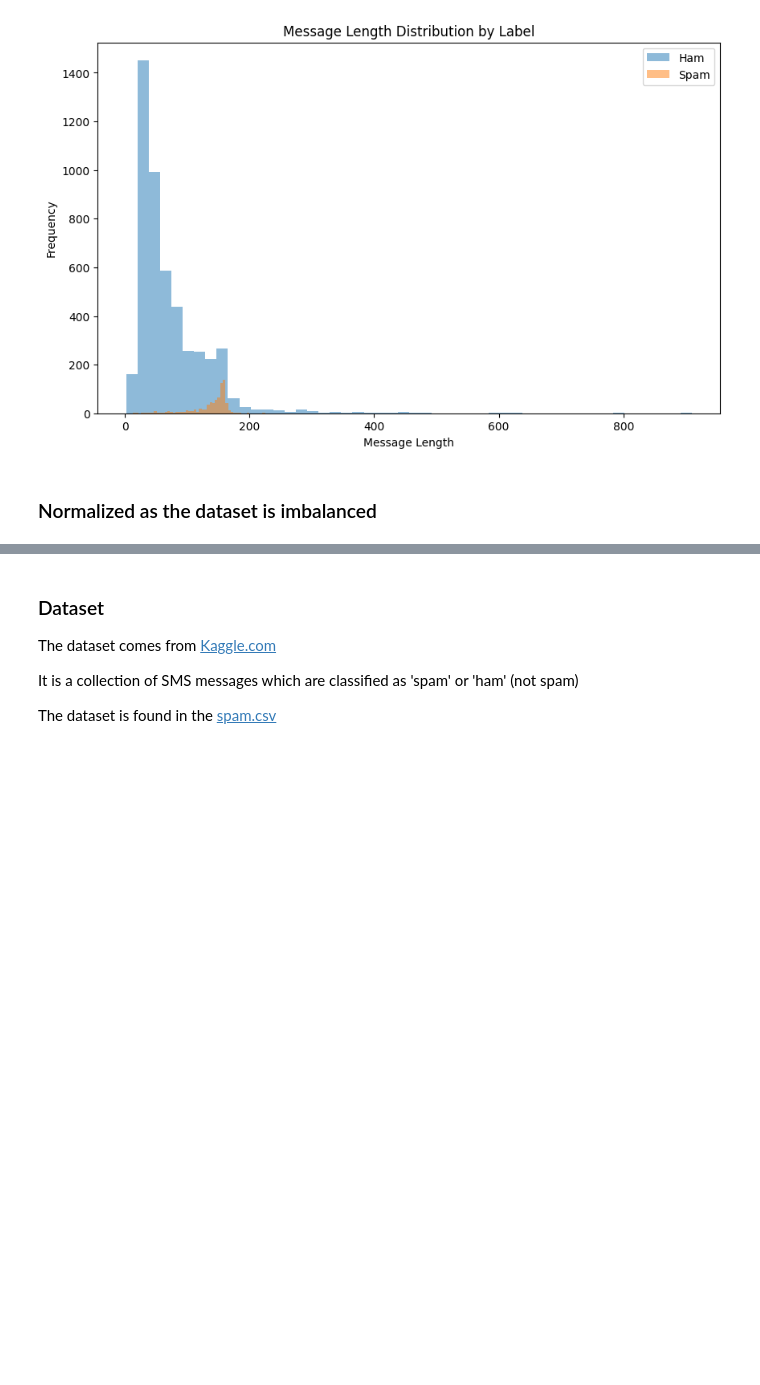
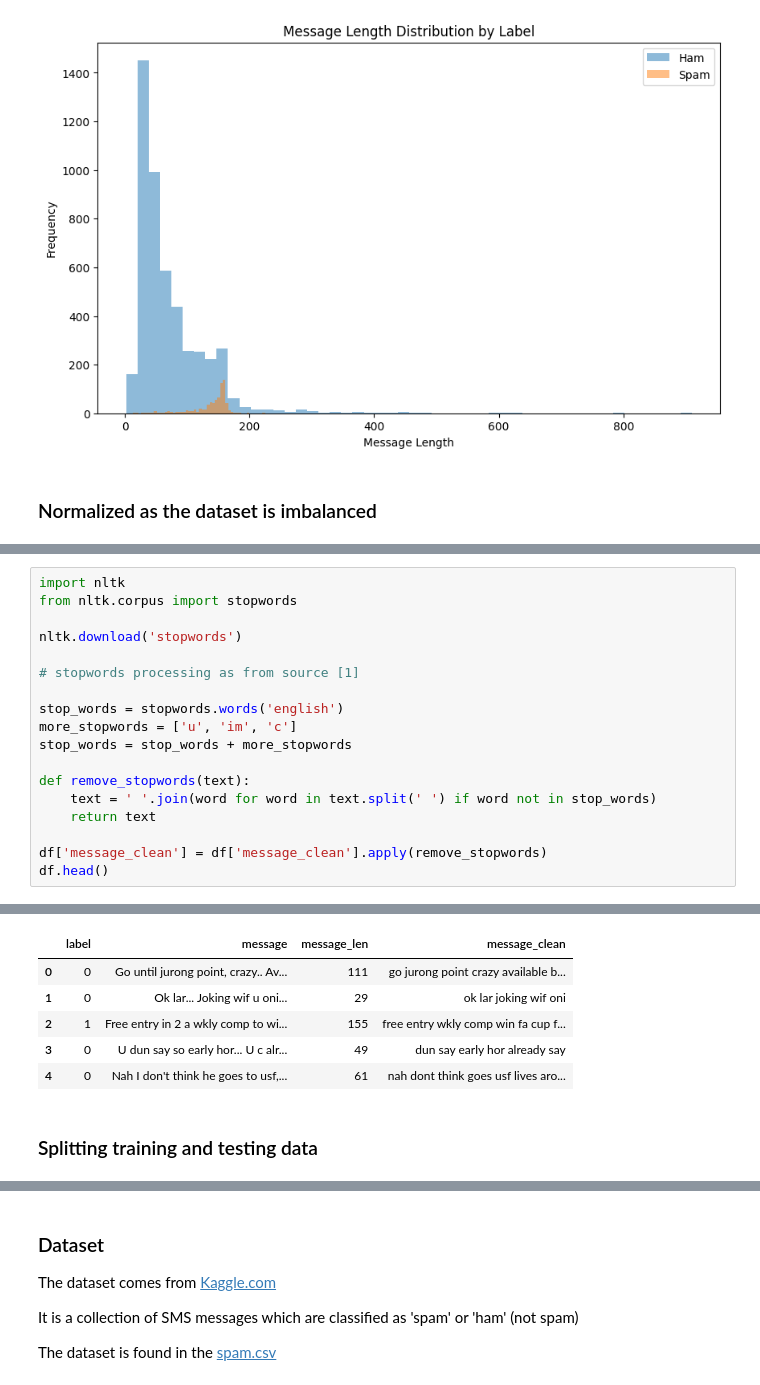
Before and after one commit to dehyju/advanced-ai-cw, a Jupyter notebook: main.ipynb, the cells around one changed output, grey strips where cells are left out. Saved outputs shown, nothing was run; the diff lists cells and outputs as text; blank space fills up the shorter version.

```diff
--- a/main.ipynb
+++ b/main.ipynb
@@ -128,0 +160,19 @@ plt.show()
+# %%
+import nltk
+from nltk.corpus import stopwords
+
+nltk.download('stopwords')
+
+# stopwords processing as from source [1]
+
+stop_words = stopwords.words('english')
+more_stopwords = ['u', 'im', 'c']
+stop_words = stop_words + more_stopwords
+
+def remove_stopwords(text):
+    text = ' '.join(word for word in text.split(' ') if word not in stop_words)
+    return text
+
+df['message_clean'] = df['message_clean'].apply(remove_stopwords)
+df.head()
+# %% [output]
@@ -128,0 +182,8 @@ plt.show()
+|  | label | message | message_len | message_clean |
+| 0 | 0 | Go until jurong point, crazy.. Av... | 111 | go jurong point crazy available b... |
+| 1 | 0 | Ok lar... Joking wif u oni... | 29 | ok lar joking wif oni |
+| 2 | 1 | Free entry in 2 a wkly comp to wi... | 155 | free entry wkly comp win fa cup f... |
+| 3 | 0 | U dun say so early hor... U c alr... | 49 | dun say early hor already say |
+| 4 | 0 | Nah I don't think he goes to usf,... | 61 | nah dont think goes usf lives aro... |
+# %% [markdown]
+### Splitting training and testing data
```
Also changed, not shown: parts of 13 cells of this notebook.
